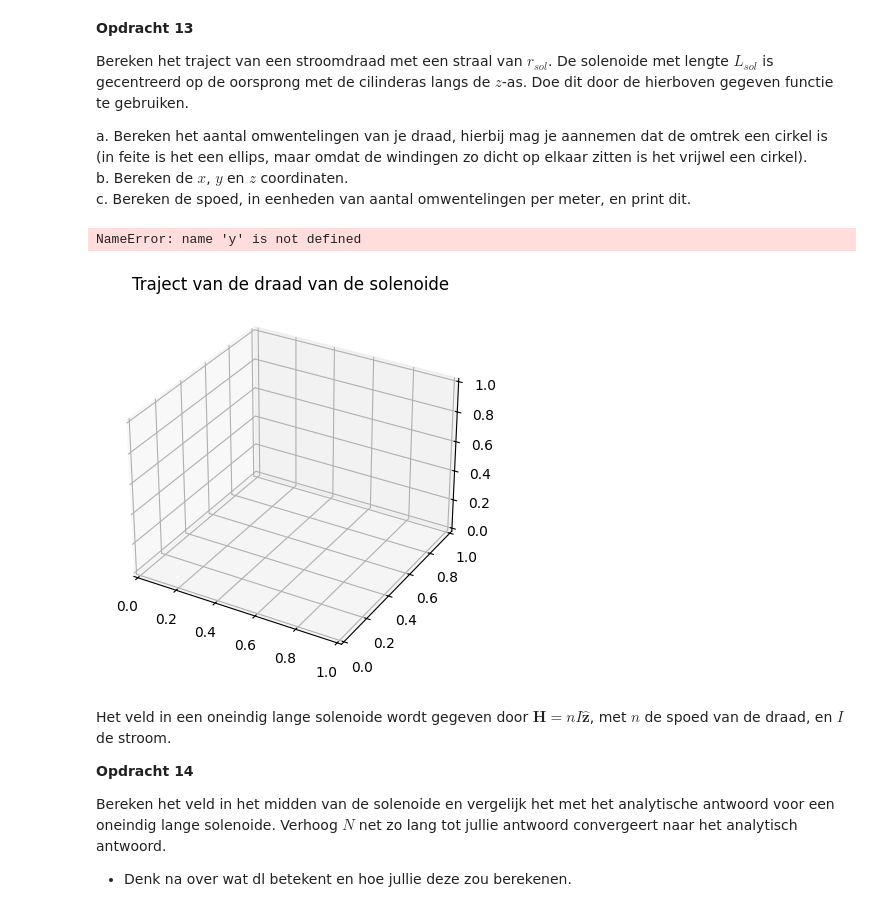
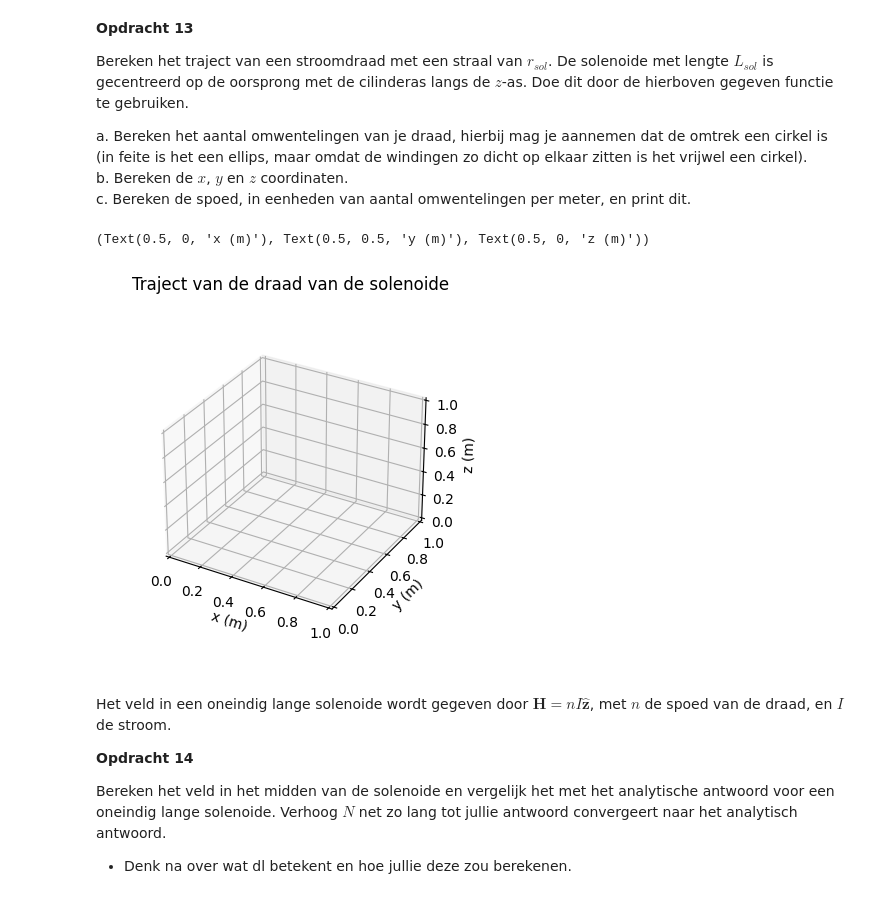
Before and after one commit to owesdorp/opdrachten-DEF-D, a Jupyter notebook: DigitaleOntwerpopdrachten/2KrachtactuatorOpdracht/2KrachtactuatorOpdracht/KrachtactuatorOpdracht.ipynb, the cells around one changed output. Cells and saved outputs as stored; diff of their text form; code cells hidden in the pictures.

```diff
--- a/DigitaleOntwerpopdrachten/2KrachtactuatorOpdracht/2KrachtactuatorOpdracht/KrachtactuatorOpdracht.ipynb
+++ b/DigitaleOntwerpopdrachten/2KrachtactuatorOpdracht/2KrachtactuatorOpdracht/KrachtactuatorOpdracht.ipynb
@@ -567,18 +567,18 @@ c. Bereken de spoed, in eenheden van aantal omwentelingen per meter, en print di
 # %%
 #l_draad = # Lengte draad
 #r_sol = # Straal solenoide
 #L_sol = # Lengte solenoide
 #N = # Aantal wikkeling
 
 # Enkele plots
 ax=plt.figure().add_subplot(projection='3d')
 plt.title('Traject van de draad van de solenoide')
-plt.plot(x, y, z, '-r', linewidth=0.1)
+#plt.plot(x, y, z, '-r', linewidth=0.1)
 ax.set_box_aspect(aspect=None, zoom=0.8)
 ax.set_xlabel('x (m)'), ax.set_ylabel('y (m)'), ax.set_zlabel('z (m)')
 # %% [output]
-NameError: name 'y' is not defined
+(Text(0.5, 0, 'x (m)'), Text(0.5, 0.5, 'y (m)'), Text(0.5, 0, 'z (m)'))
-[figure, old version]
+[figure, new version]
 # %% [markdown]
 Het veld in een oneindig lange solenoide wordt gegeven door $\mathbf{H} = n I \hat{\mathbf{z}}$, met $n$ de spoed van de draad, en $I$ de stroom.
 
```
Also changed, not shown: parts of 1 cell of this notebook.
